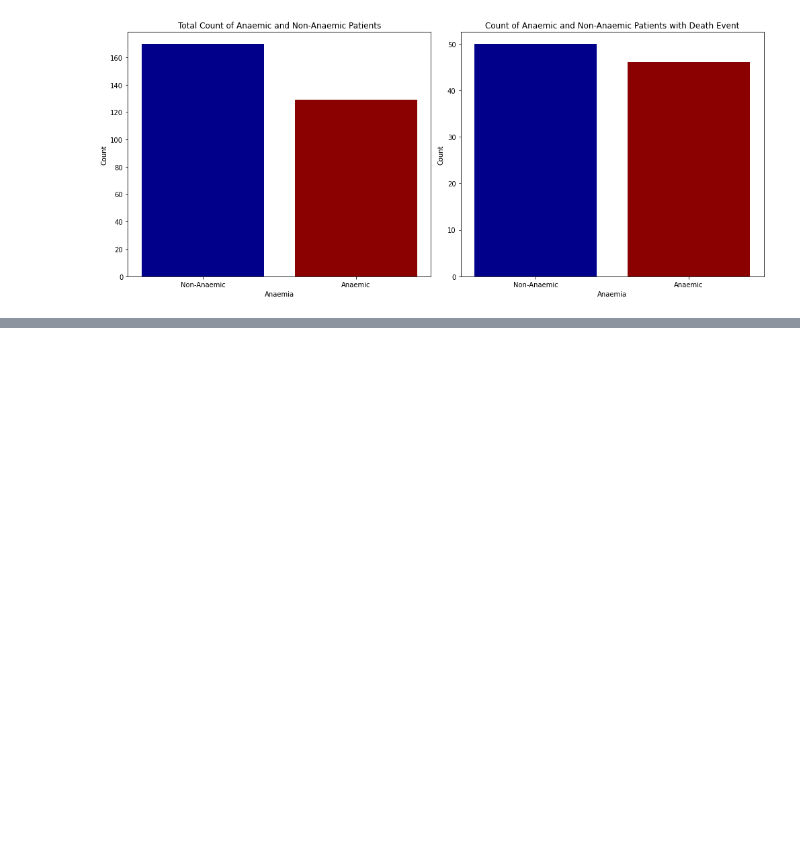
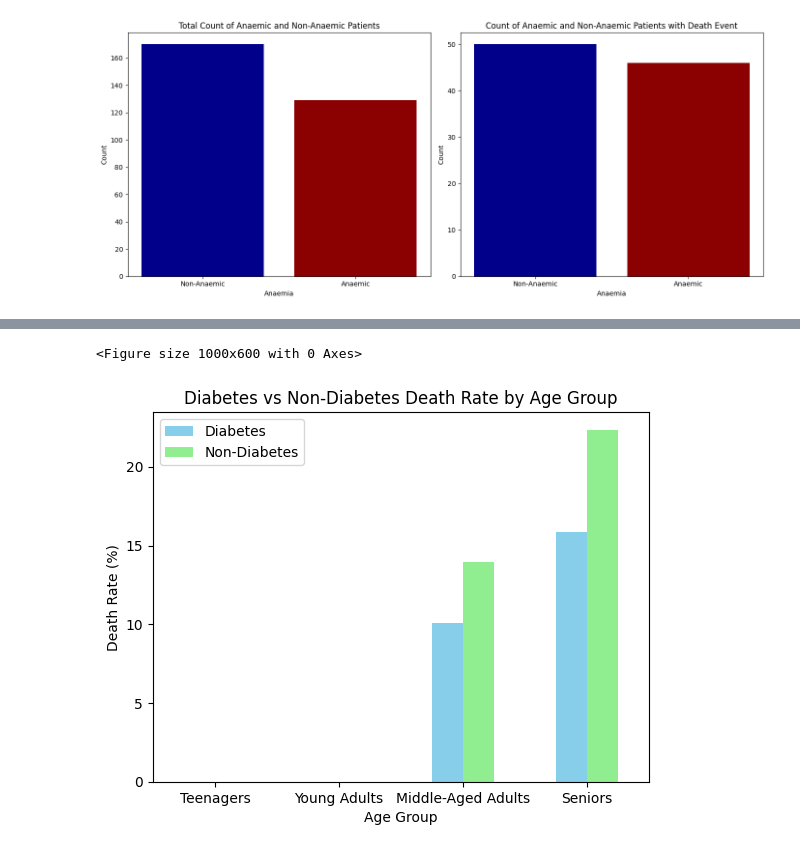
Before and after one commit to faiyted/Project-Cardiac-Disease, a Jupyter notebook: Group-Project.ipynb, the cells around one changed output, grey strips where cells are left out. Cells and saved outputs as stored; diff of their text form; code cells hidden in the pictures; blank space fills up the shorter version.

```diff
--- a/Group-Project.ipynb
+++ b/Group-Project.ipynb
@@ -343,0 +425,17 @@ plt.show()
+# %%
+# Age group
+age_bins = [0, 30, 40, 50 , 60, 70, 80, 90, 100]
+age_labels = ['0-29', '30-39', '40-49', '50-59', '60-69', '70-79','80-89', '90+']
+heart_df['age_group'] = pd.cut(heart_df['age'], bins=age_bins, labels=age_labels, right=False)
+heart_df.head()
+
+# diabetes patients that encountered a death event by age group
+diabetes_death_age_group = heart_df[(heart_df["diabetes"] == 1) & (heart_df["DEATH_EVENT"] == 1)].groupby('age_group', observed=False).size().reset_index(name='diabetes_death_count')
+diabetes_death_age_group
+# Non diabetes patients that encountered a death event by age group
+non_diabetes_death_age_group = heart_df[(heart_df["diabetes"] == 0) & (heart_df["DEATH_EVENT"] == 1)].groupby('age_group', observed=False).size().reset_index(name='non_diabetes_death_count')
+non_diabetes_death_age_group
+
+#merge diabetes and non-diabetes age group
+death_age_group = diabetes_death_age_group.merge(non_diabetes_death_age_group, on="age_group", how='outer')
+death_age_group
@@ -343,0 +454,59 @@ plt.show()
+# %%
+import pandas as pd
+import matplotlib.pyplot as plt
+import seaborn as sns
+
+# Define age groups and labels.
+age_bins = [0, 18, 36, 60, 100]
+#
+age_labels = ['Teenagers', 'Young Adults', 'Middle-Aged Adults', 'Seniors']
+
+# Divide age groups according to age ranges.
+heart_df['age_group'] = pd.cut(heart_df['age'], bins=age_bins, labels=age_labels, right=False)
+
+# Calculate the total number of people in each age group.
+total_population_age_group = heart_df.groupby('age_group').size().reset_index(name='total_population')
+
+# Calculate the number of deaths among diabetic patients, categorized by age group.
+diabetes_death_age_group = heart_df[(heart_df["diabetes"] == 1) & (heart_df["DEATH_EVENT"] == 1)].groupby('age_group', observed=False).size().reset_index(name='diabetes_death_count')
+
+# Calculate the number of deaths among non-diabetic patients, categorized by age group.
+non_diabetes_death_age_group = heart_df[(heart_df["diabetes"] == 0) & (heart_df["DEATH_EVENT"] == 1)].groupby('age_group', observed=False).size().reset_index(name='non_diabetes_death_count')
+
+# Combine the age group statistics for diabetic and non-diabetic patients with the total population statistics.
+death_age_group = diabetes_death_age_group.merge(non_diabetes_death_age_group, on="age_group", how='outer')
+death_age_group = death_age_group.merge(total_population_age_group, on="age_group", how='outer')
+
+# Calculate the mortality rate.
+death_age_group['diabetes_death_rate'] = death_age_group['diabetes_death_count'] / death_age_group['total_population'] * 100
+death_age_group['non_diabetes_death_rate'] = death_age_group['non_diabetes_death_count'] / death_age_group['total_population'] * 100
+
+# Create a bar chart
+plt.figure(figsize=(10, 6))
+
+# Create a bar chart.
+death_age_group.plot(kind='bar', x='age_group', y=['diabetes_death_rate', 'non_diabetes_death_rate'],
+                          color=['skyblue', 'lightgreen'])
+
+# Set the title and labels
+plt.title('Diabetes vs Non-Diabetes Death Rate by Age Group')
+plt.xlabel('Age Group')
+plt.ylabel('Death Rate (%)')
+plt.xticks(rotation=0)
+
+# Add a legend
+plt.legend(['Diabetes', 'Non-Diabetes'])
+plt.show()
+
+text = (
+    "Diabetes, a disease that affects a significant portion of the global population,\n"
+    "is closely linked to heart disease, a connection that is often underrecognized.\n"
+    "As age increases, the correlation between diabetes and mortality becomes more pronounced,\n"
+    "establishing diabetes as a critical factor in heart disease-related deaths.\n"
+    "This graph illustrates the relationship between diabetes-related mortality rates and age."
+)
+
+print(text)
+# %% [output]
+<Figure size 1000x600 with 0 Axes>
+[figure, added]
```
Also changed, not shown: parts of 18 cells of this notebook, 1 other file.
